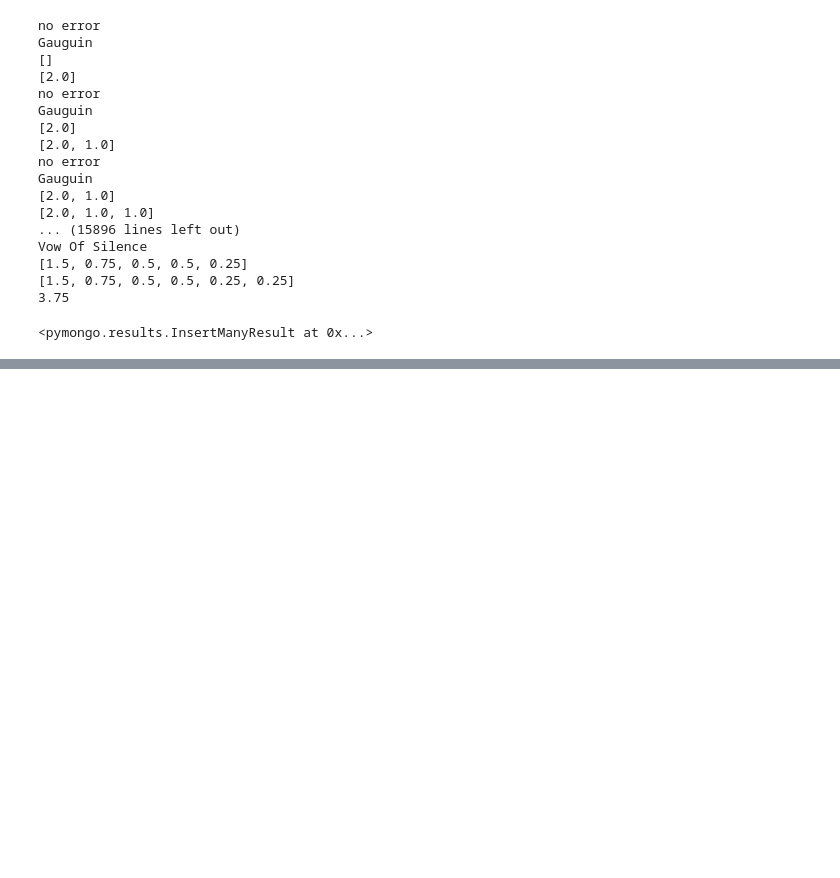
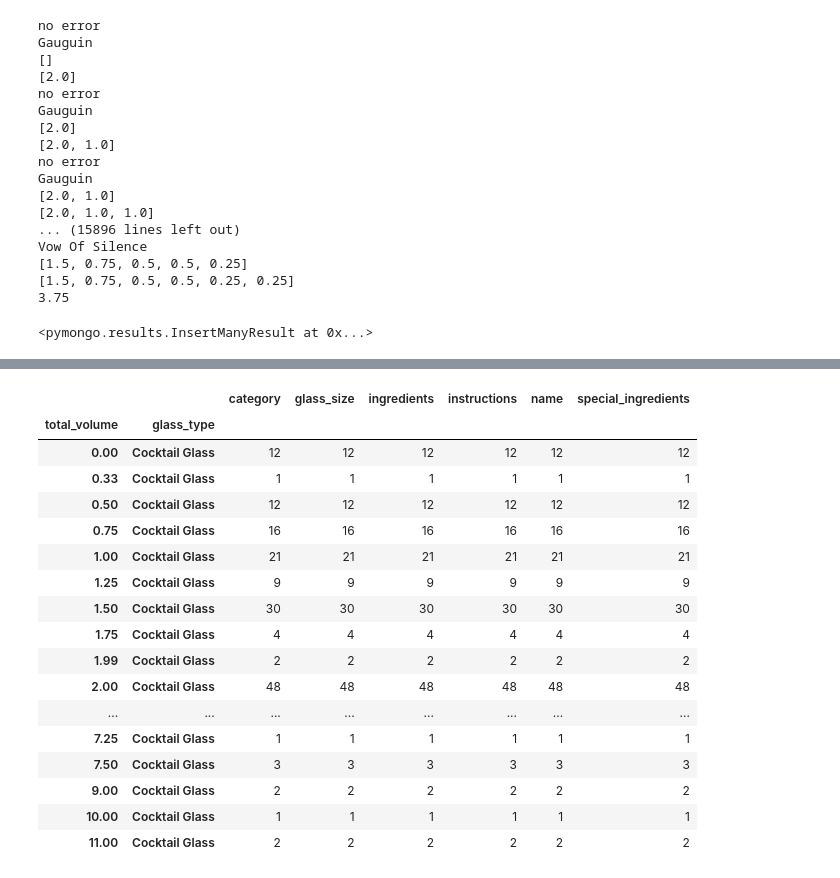
Before and after one commit to shortpoet/Final-Project, a Jupyter notebook: db_init.ipynb, the cells around one changed output, grey strips where cells are left out. Cells and saved outputs as stored; diff of their text form; code cells hidden in the pictures; blank space fills up the shorter version.

```diff
--- a/db_init.ipynb
+++ b/db_init.ipynb
@@ -178,0 +222,21 @@ recipes
+# %%
+recipes_df.loc[recipes_df['glass_type'] == 'Cocktail Glass', :].groupby(['total_volume', 'glass_type']).count()
+# %% [output]
+|  |  | category | glass_size | ingredients | instructions | name | special_ingredients |
+| total_volume | glass_type |  |  |  |  |  |  |
+| 0.00 | Cocktail Glass | 12 | 12 | 12 | 12 | 12 | 12 |
+| 0.33 | Cocktail Glass | 1 | 1 | 1 | 1 | 1 | 1 |
+| 0.50 | Cocktail Glass | 12 | 12 | 12 | 12 | 12 | 12 |
+| 0.75 | Cocktail Glass | 16 | 16 | 16 | 16 | 16 | 16 |
+| 1.00 | Cocktail Glass | 21 | 21 | 21 | 21 | 21 | 21 |
+| 1.25 | Cocktail Glass | 9 | 9 | 9 | 9 | 9 | 9 |
+| 1.50 | Cocktail Glass | 30 | 30 | 30 | 30 | 30 | 30 |
+| 1.75 | Cocktail Glass | 4 | 4 | 4 | 4 | 4 | 4 |
+| 1.99 | Cocktail Glass | 2 | 2 | 2 | 2 | 2 | 2 |
+| 2.00 | Cocktail Glass | 48 | 48 | 48 | 48 | 48 | 48 |
+| ... | ... | ... | ... | ... | ... | ... | ... |
+| 7.25 | Cocktail Glass | 1 | 1 | 1 | 1 | 1 | 1 |
+| 7.50 | Cocktail Glass | 3 | 3 | 3 | 3 | 3 | 3 |
+| 9.00 | Cocktail Glass | 2 | 2 | 2 | 2 | 2 | 2 |
+| 10.00 | Cocktail Glass | 1 | 1 | 1 | 1 | 1 | 1 |
+| 11.00 | Cocktail Glass | 2 | 2 | 2 | 2 | 2 | 2 |
```
Also changed, not shown: parts of 16 cells of this notebook, 6 other files.
